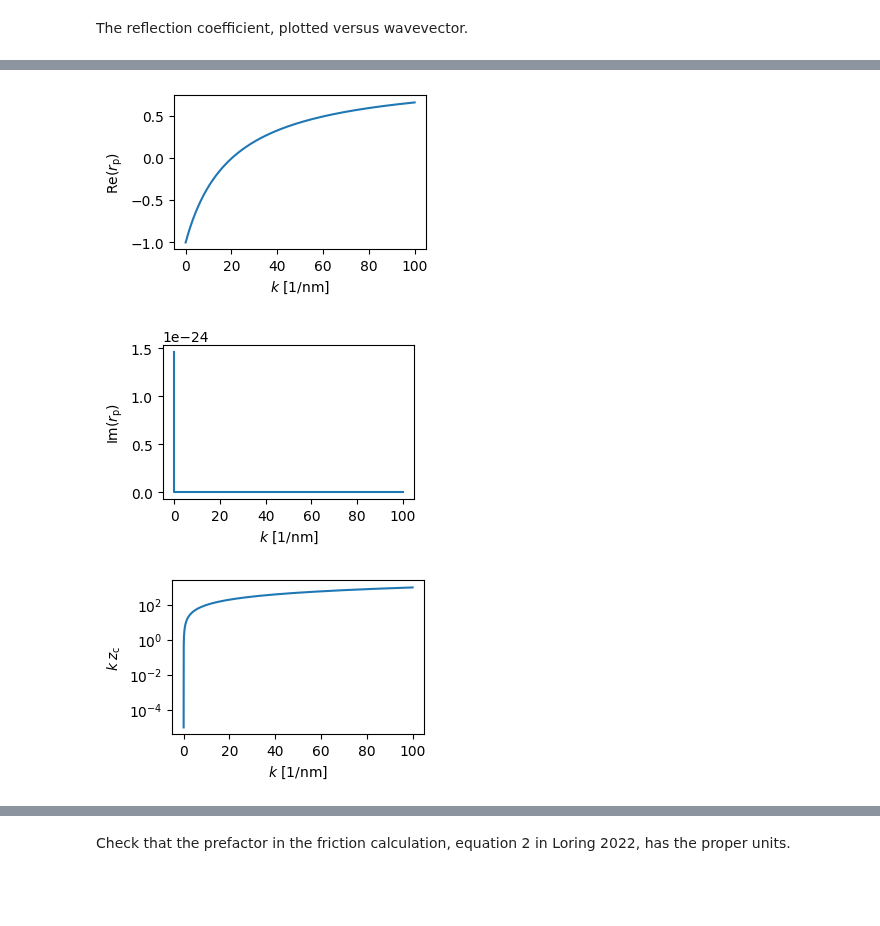
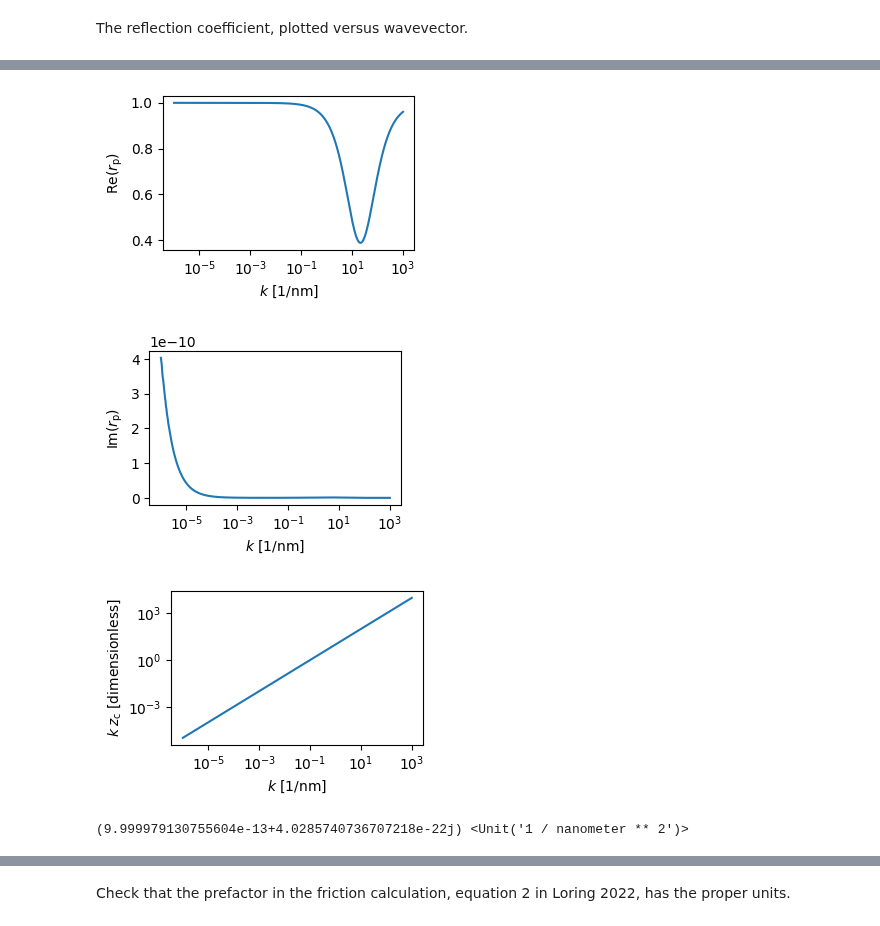
Before and after one commit to Marohn-Group/dissipationtheory, a Jupyter notebook: development/dissipation-theory--Study-1.ipynb, the cells around one changed output, grey strips where cells are left out. Drawn from its saved outputs; the diff is of its cells as text; code cells hidden in the pictures; blank space fills up the shorter version.

```diff
--- a/development/dissipation-theory--Study-1.ipynb
+++ b/development/dissipation-theory--Study-1.ipynb
@@ -216,5 +227,5 @@ k_parallel = 2 * np.pi * n_2D / metal['thickness']
 # %%
-denominator = (k_2D * k_2D + k_parallel * k_parallel) * epsilon_Loring(k_2D, cantilever, metal)
+denominator = k_tot * k_tot * epsilon_Loring(k_tot, cantilever, metal)
 (denominator.min(), denominator.max())
 # %% [output]
 ((1000258.6734693875+1.4589290093641956e-11j) <Unit('1 / nanometer ** 2')>,
@@ -247,12 +261,13 @@ def reflSe(k, cantilever, metal, nmax=500):
 
     prefactor = 2 / (k * metal['thickness'])
     n_array = np.arange(-n_max, n_max + 1)
-    k_2D, n_2D = np.meshgrid(k.to_base_units().magnitude, n_array)
-    k_2D = k_2D * k.units
-    k_parallel = np.pi * 2 * n_2D / metal['thickness']
+    k_2D, n_2D = np.meshgrid(k.to('1/nm').magnitude, n_array)
+    k_2D = k_2D * ureg.Quantity('1/nm')
+    k_perp = np.pi * 2 * n_2D / metal['thickness']
     numerator = (k_2D * k_2D)
-    denominator = (k_2D * k_2D + k_parallel * k_parallel) * epsilon_Loring(k_2D, cantilever, metal)
-    return prefactor*(numerator/denominator).to_base_units().sum(axis=0)
+    k_tot = np.sqrt(k_2D * k_2D + k_perp * k_perp)
+    denominator = k_tot * k_tot * epsilon_Loring(k_tot, cantilever, metal)
+    return (prefactor*(numerator/denominator)).to('dimensionless').sum(axis=0)
 # %%
 reflSe(k_, cantilever, metal).max()
 # %% [output]
@@ -269,9 +284,10 @@ def reflSo(k, cantilever, metal, nmax=500):
 
     prefactor = 2 / (k * metal['thickness'])
     n_array = np.arange(-n_max, n_max + 1)
-    k_2D, n_2D = np.meshgrid(k.to_base_units().magnitude, n_array)
-    k_2D = k_2D * k.units
-    k_parallel = np.pi * (2 * n_2D + 1) / metal['thickness']
+    k_2D, n_2D = np.meshgrid(k.to('1/nm').magnitude, n_array)
+    k_2D = k_2D * ureg.Quantity('1/nm')
+    k_perp = np.pi * (2 * n_2D + 1) / metal['thickness']
     numerator = (k_2D * k_2D)
-    denominator = (k_2D * k_2D + k_parallel * k_parallel) * epsilon_Loring(k_2D, cantilever, metal)
-    return prefactor*(numerator/denominator).to_base_units().sum(axis=0)
+    k_tot = np.sqrt(k_2D * k_2D + k_perp * k_perp)
+    denominator = k_tot * k_tot * epsilon_Loring(k_tot, cantilever, metal)
+    return (prefactor*(numerator/denominator)).to('dimensionless').sum(axis=0)
@@ -284,7 +306,7 @@ plotcomplex(k_, reflSo(k_, cantilever, metal), '$S_{\\mathrm{o}}$')
 The reflection coefficient, plotted versus wavevector.
 # %%
 def rp(Se, So):
-    return ( (1 - Se)/(1 + Se) + (1 - So)/(1 + So) )/2
+    return 0.5 * ( (1 - Se)/(1 + Se) + (1 - So)/(1 + So) )
 # %%
 (reflSe(k_, cantilever, metal).min(), reflSe(k_, cantilever, metal).max())
 # %% [output]
@@ -293,28 +315,28 @@ def rp(Se, So):
 # %%
 rp_data = rp(reflSe(k_, cantilever, metal), reflSo(k_, cantilever, metal))
 
 fig = plt.figure(figsize=(3.25, 2))
-plt.plot(k_.to('1/nm').magnitude, rp_data.real)
+plt.semilogx(k_.to('1/nm').magnitude, rp_data.real)
 plt.xlabel('$k$ [1/nm]')
 plt.ylabel('Re($r_{\\mathrm{p}}$)')
 plt.show()
 
 fig = plt.figure(figsize=(3.25, 2))
-plt.plot(k_.to('1/nm').magnitude, rp_data.imag)
+plt.semilogx(k_.to('1/nm').magnitude, rp_data.imag)
 plt.xlabel('$k$ [1/nm]')
 plt.ylabel('Im($r_{\\mathrm{p}}$)')
 plt.show()
 # %% [output]
-[figure, old version]
+[figure, new version]
-[figure, old version]
+[figure, new version]
 # %%
 zc = ureg.Quantity(10, 'nm')
-arg = (k_ * zc).to_base_units().magnitude
+arg = (k_ * zc).to('dimensionless').magnitude
 
 fig = plt.figure(figsize=(3.25, 2))
-plt.semilogy(k_.to('1/nm').magnitude, arg)
+plt.loglog(k_.to('1/nm').magnitude, arg)
 plt.xlabel('$k$ [1/nm]')
-plt.ylabel('$k \: z_{\\mathrm{c}}$')
+plt.ylabel('$k \: z_{\\mathrm{c}}$ [dimensionless]')
 plt.show()
 # %% [output]
-[figure, old version]
+[figure, new version]
@@ -321 +346,5 @@ plt.show()
+# %%
+integrand[0]
+# %% [output]
+(9.999979130755604e-13+4.0285740736707218e-22j) <Unit('1 / nanometer ** 2')>
 # %%
```
Also changed, not shown: parts of 53 cells of this notebook, 13 other files.
